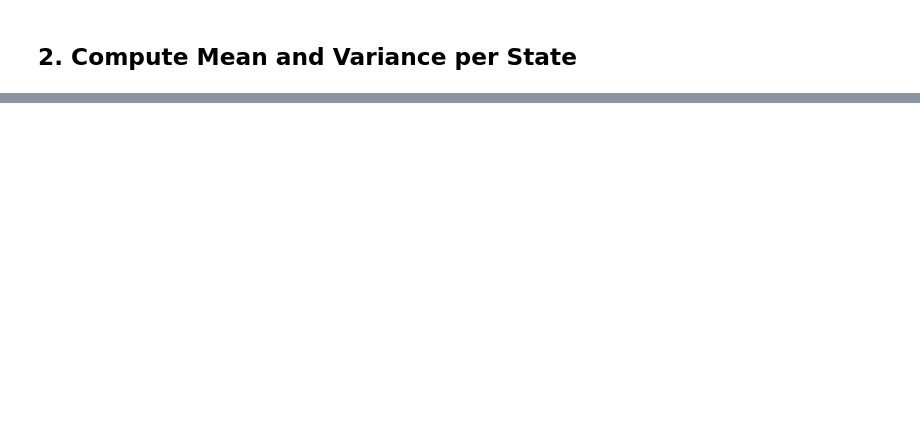
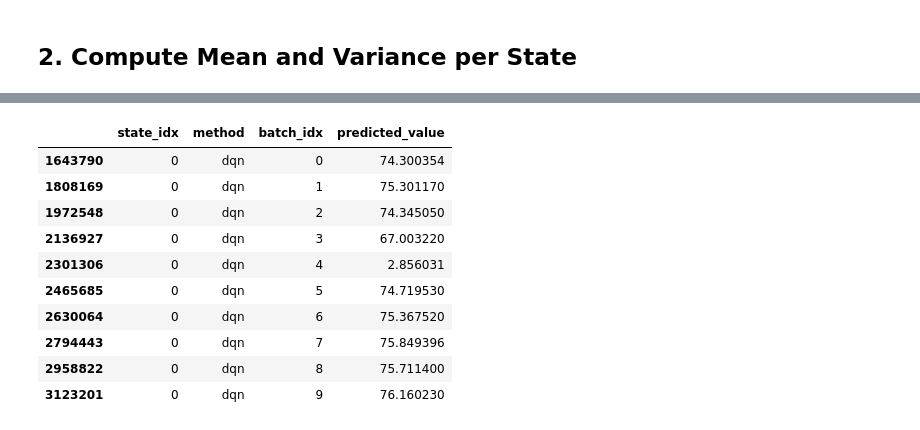
Before and after one commit to cheikdav/pooling_eval, a Jupyter notebook: analyze_variance_ratios.ipynb, the cells around one changed output, grey strips where cells are left out. Drawn from its saved outputs; the diff is of its cells as text; code cells hidden in the pictures; blank space fills up the shorter version.

```diff
--- a/analyze_variance_ratios.ipynb
+++ b/analyze_variance_ratios.ipynb
@@ -298,0 +170,14 @@ plt.show()
+# %%
+df[(df['method'] == 'dqn') & (df['state_idx'] == 0)]
+# %% [output]
+|  | state_idx | method | batch_idx | predicted_value |
+| 1643790 | 0 | dqn | 0 | 74.300354 |
+| 1808169 | 0 | dqn | 1 | 75.301170 |
+| 1972548 | 0 | dqn | 2 | 74.345050 |
+| 2136927 | 0 | dqn | 3 | 67.003220 |
+| 2301306 | 0 | dqn | 4 | 2.856031 |
+| 2465685 | 0 | dqn | 5 | 74.719530 |
+| 2630064 | 0 | dqn | 6 | 75.367520 |
+| 2794443 | 0 | dqn | 7 | 75.849396 |
+| 2958822 | 0 | dqn | 8 | 75.711400 |
+| 3123201 | 0 | dqn | 9 | 76.160230 |
```
Also changed, not shown: parts of 22 cells of this notebook, 3 other files.
